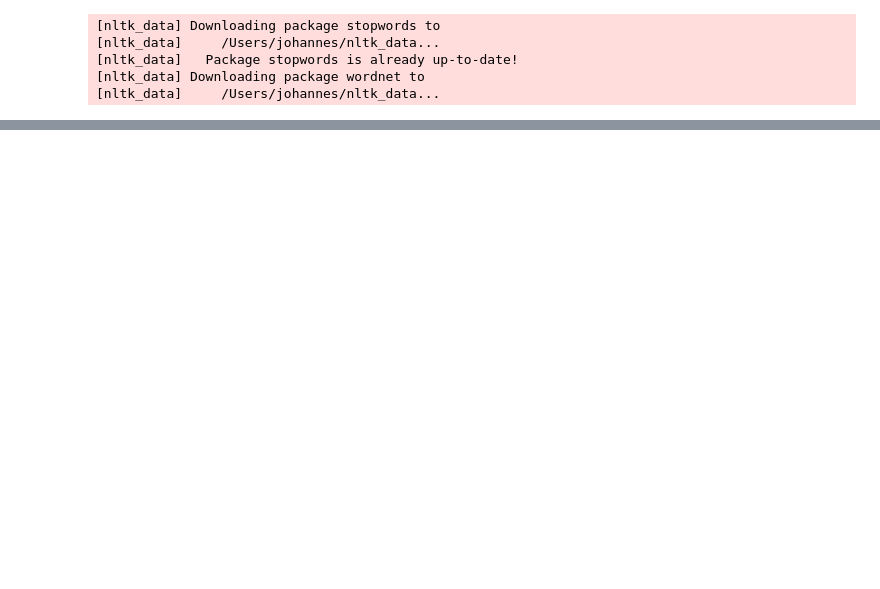
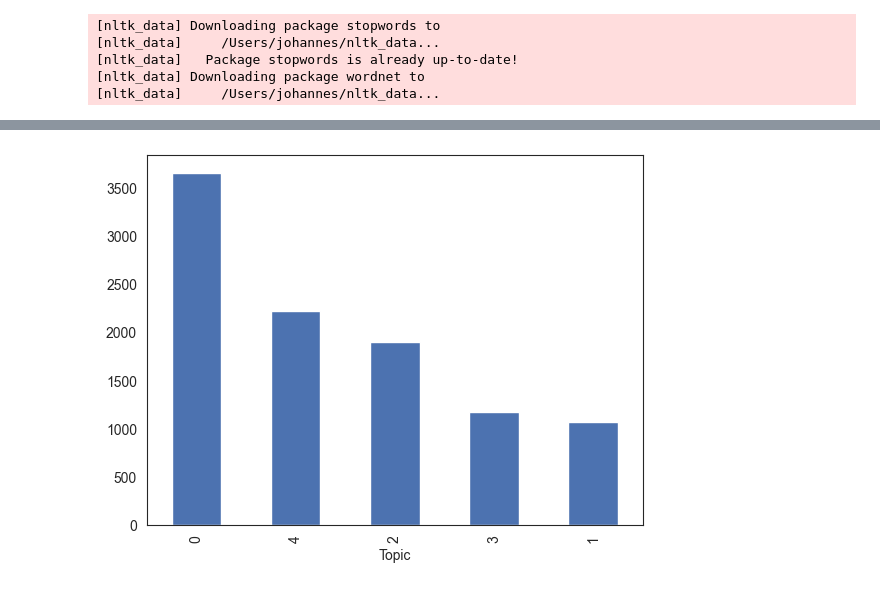
Before and after one commit to juanitopepito97/CA_projects-, a Jupyter notebook: Johannes_Loos_Int_MLDataVis-Hdip-DA-for-Business.ipynb, the cells around one changed output, grey strips where cells are left out. Cells and saved outputs as stored; diff of their text form; code cells hidden in the pictures; blank space fills up the shorter version.

Commit message:
text analytics done

```diff
--- a/Johannes_Loos_Int_MLDataVis-Hdip-DA-for-Business.ipynb
+++ b/Johannes_Loos_Int_MLDataVis-Hdip-DA-for-Business.ipynb
@@ -555,6 +555,12 @@ df
 #pip install nltk
 # %%
 df = df[df['year'] == 2023]
+# %%
+# Set the sample size
+sample_size = 10000
+
+# Take a random sample
+df_sample = df.sample(n=sample_size, random_state=1)
 # %%
 df['review_text'] = df['review_text'].dropna()
 # %%
@@ -604,6 +610,6 @@ def clean(doc):
     normalized = " ".join(lemma.lemmatize(word) for word in punc_free.split())
     return normalized
 
-doc_clean = [clean(doc).split() for doc in df['review_text']]
+doc_clean = [clean(doc).split() for doc in df_sample['review_text']]
 doc_clean
 # %% [output]
@@ -639,0 +633,16 @@ panel
+# %%
+from sklearn.decomposition import LatentDirichletAllocation
+from sklearn.feature_extraction.text import CountVectorizer
+
+# Vectorization
+vectorizer = CountVectorizer(max_df=0.95, min_df=2, stop_words='english')
+X = vectorizer.fit_transform([' '.join(doc) for doc in doc_clean])
+
+# LDA Model Training
+lda_model = LatentDirichletAllocation(n_components=5, random_state=0)
+lda_model.fit(X)
+
+# Assign Topics
+topic_results = lda_model.transform(X)
+df_sample['Topic'] = topic_results.argmax(axis=1)
+df_sample['Topic']
@@ -639,0 +720,11 @@ panel
+# %%
+# Get the count of each topic
+topic_counts = df_sample['Topic'].value_counts()
+
+# Create a bar plot
+topic_counts.plot(kind='bar')
+
+# Show the plot
+plt.show()
+# %% [output]
+[figure, added]
```
Also changed, not shown: parts of 11 cells of this notebook.
